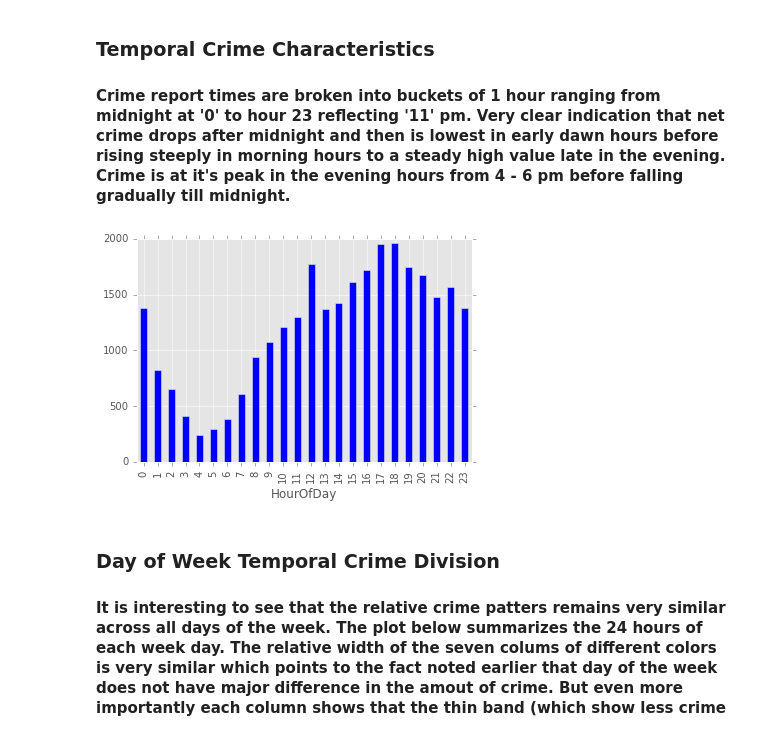
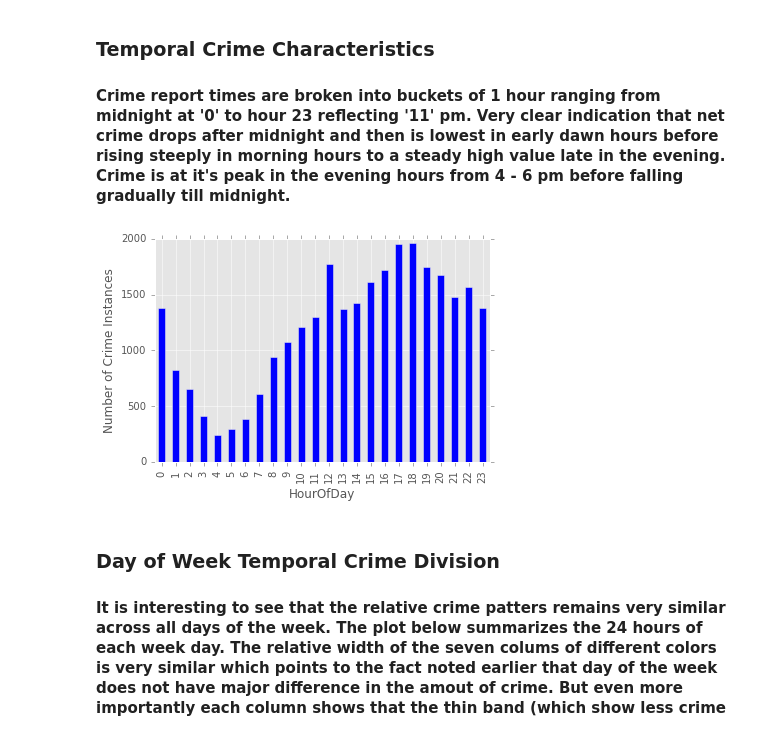
Before and after one commit to a-d-i/dssfodata, a Jupyter notebook: sfocrimeanalysis.ipynb, the cells around one changed output. Cells and saved outputs as stored; diff of their text form; code cells hidden in the pictures.

```diff
--- a/sfocrimeanalysis.ipynb
+++ b/sfocrimeanalysis.ipynb
@@ -73,11 +78,12 @@ map.plot(x, y,'bo',markersize=1);
 # %%
 def get_hour(row):
     return int(row['Time'].split(":")[0])
 
 df['HourOfDay'] = df.apply(lambda row: get_hour(row), axis=1)
-df.groupby('HourOfDay').size().plot(kind='bar');
+fig = df.groupby('HourOfDay').size().plot(kind='bar');
+fig.set_ylabel("Number of Crime Instances");
 # %% [output]
-[figure, old version]
+[figure, new version]
 # %% [markdown]
 ### Day of Week Temporal Crime Division
 #### It is interesting to see that the relative crime patters remains very similar across all days of the week. The plot below summarizes the 24 hours of each week day. The relative width of the seven colums of different colors is very similar which points to the fact noted earlier that day of the week does not have major difference in the amout of crime. But even more importantly each column shows that the thin band (which show less crime frequency) are in the early morning hours for each day of the week and the thick bands are in the afternoon hours. Each color represents a different day of the week and the difference in the hue of the color for each column represents the variance of the crime in that block, as the hue does not change much for any day except Sunday after midnight it is rather surprising that the patter of crime on any day of the week at any given hour (except maybe Sunday after midnight) is very predictable. If this pattern hold on larger datasets too (this data set if for 3 summer months), then it can help in accounting how to use law enforcement resources too in a predictable manner.
```
Also changed, not shown: parts of 3 cells of this notebook.
